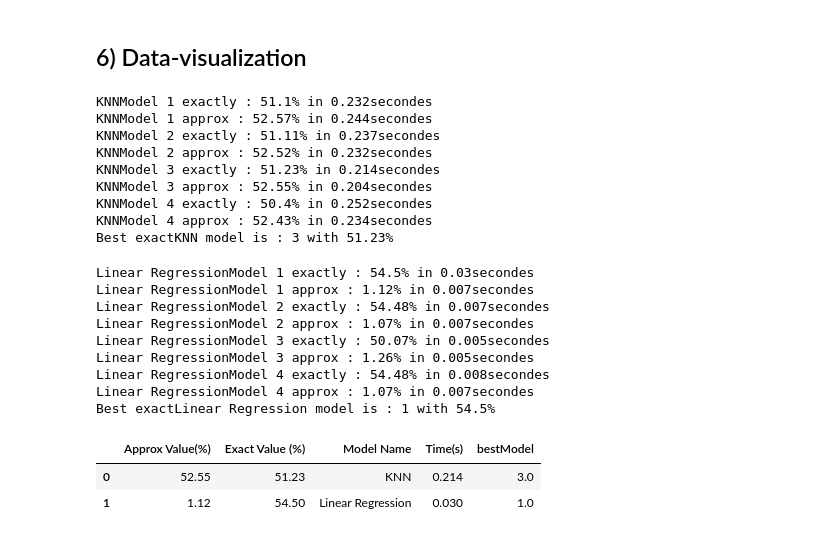
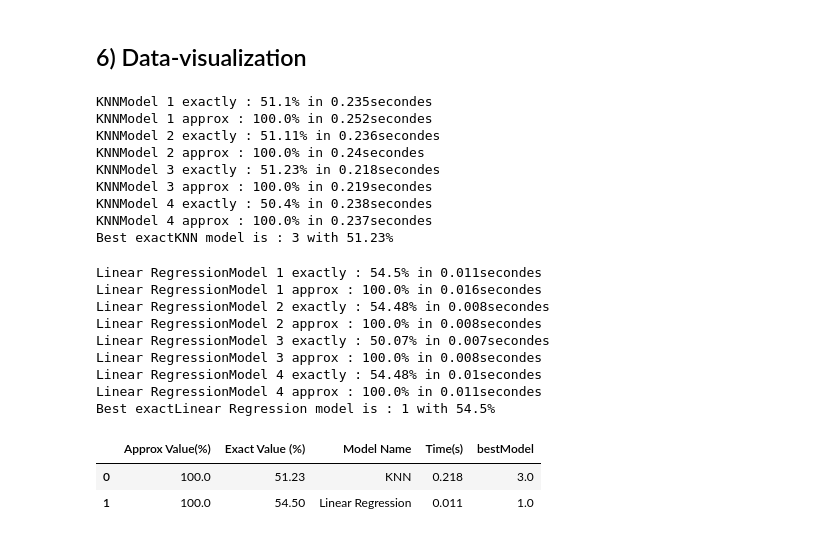
Before and after one commit to Pierre-Portfolio/Seoul-Bike-Sharing, a Jupyter notebook: SeoulBike.ipynb, the cells around one changed output. Saved outputs shown, nothing was run; the diff lists cells and outputs as text; code cells hidden in the pictures.

```diff
--- a/SeoulBike.ipynb
+++ b/SeoulBike.ipynb
@@ -248,10 +314,10 @@ NameError: name 'dfMonth' is not defined
 ## 5) Utils
 # %%
 #Function which return the accuracy in (%) of prediction
-def ApproxAccuracy(predict):
+def ApproxAccuracy(predict,result):
     predict = pd.Series(predict)
-    FusionDf = pd.DataFrame(y.subtract(predict, fill_value=0).abs())
-    FusionDfRestant = FusionDf.loc[(FusionDf[0] <= 5)]
+    FusionDf = pd.DataFrame(result.subtract(predict, fill_value=0).abs())
+    FusionDfRestant = FusionDf.loc[(FusionDf[0] <= 5000)]
     return (len(FusionDfRestant) * 100) / len(FusionDf)
 # %%
 #Function for calculate the time for the scoring fitting
@@ -260,7 +326,7 @@ def TimeOfModel(func,*args):
     return (func(*args) , round(time.time() - start_time,3))
 # %%
 #For each model we display all accuracy and we stock only the best
-def BestModel(namefunc, func):
+def BestModelWithoutTraining(namefunc, func):
     bestModel = 1
     bestModelTime = 0
     bestModelExactValue = 0
@@ -313,40 +379,40 @@ def KNN(x,y,approx):
         return round(KnnModel.score(x,y) * 100,2)
 # %%
 #KNN Model
-StockResultDf(BestModel("KNN", KNN))
+StockResultDf(BestModelWithoutTraining("KNN", KNN))
 # %% [output]
-KNNModel 1 exactly : 51.1% in 0.232secondes
-KNNModel 1 approx : 52.57% in 0.244secondes
-KNNModel 2 exactly : 51.11% in 0.237secondes
-KNNModel 2 approx : 52.52% in 0.232secondes
-KNNModel 3 exactly : 51.23% in 0.214secondes
-KNNModel 3 approx : 52.55% in 0.204secondes
-KNNModel 4 exactly : 50.4% in 0.252secondes
-KNNModel 4 approx : 52.43% in 0.234secondes
+KNNModel 1 exactly : 51.1% in 0.235secondes
+KNNModel 1 approx : 100.0% in 0.252secondes
+KNNModel 2 exactly : 51.11% in 0.236secondes
+KNNModel 2 approx : 100.0% in 0.24secondes
+KNNModel 3 exactly : 51.23% in 0.218secondes
+KNNModel 3 approx : 100.0% in 0.219secondes
+KNNModel 4 exactly : 50.4% in 0.238secondes
+KNNModel 4 approx : 100.0% in 0.237secondes
 Best exactKNN model is : 3 with 51.23%
 # %%
 def LinearRegressionModel(x,y,approx):
     LinearModel = LinearRegression().fit(x, y)
     if(approx):
-        return round(ApproxAccuracy(LinearModel.predict(x)),2)
+        return round(ApproxAccuracy(LinearModel.predict(x),y),2)
     else:
         return round(LinearModel.score(x,y) * 100,2)
 # %%
 #Linear Regression model
-StockResultDf(BestModel("Linear Regression", LinearRegressionModel))
+StockResultDf(BestModelWithoutTraining("Linear Regression", LinearRegressionModel))
 ResultDf
 #WE don't know why for this model, the approx value is incorrect, but we can see of the Exact Value is better and more fast of KNN
 # %% [output]
-Linear RegressionModel 1 exactly : 54.5% in 0.03secondes
-Linear RegressionModel 1 approx : 1.12% in 0.007secondes
-Linear RegressionModel 2 exactly : 54.48% in 0.007secondes
-Linear RegressionModel 2 approx : 1.07% in 0.007secondes
-Linear RegressionModel 3 exactly : 50.07% in 0.005secondes
-Linear RegressionModel 3 approx : 1.26% in 0.005secondes
-Linear RegressionModel 4 exactly : 54.48% in 0.008secondes
-Linear RegressionModel 4 approx : 1.07% in 0.007secondes
+Linear RegressionModel 1 exactly : 54.5% in 0.011secondes
+Linear RegressionModel 1 approx : 100.0% in 0.016secondes
+Linear RegressionModel 2 exactly : 54.48% in 0.008secondes
+Linear RegressionModel 2 approx : 100.0% in 0.008secondes
+Linear RegressionModel 3 exactly : 50.07% in 0.007secondes
+Linear RegressionModel 3 approx : 100.0% in 0.008secondes
+Linear RegressionModel 4 exactly : 54.48% in 0.01secondes
+Linear RegressionModel 4 approx : 100.0% in 0.011secondes
 Best exactLinear Regression model is : 1 with 54.5%
 |  | Approx Value(%) | Exact Value (%) | Model Name | Time(s) | bestModel |
-| 0 | 52.55 | 51.23 | KNN | 0.214 | 3.0 |
-| 1 | 1.12 | 54.50 | Linear Regression | 0.030 | 1.0 |
+| 0 | 100.0 | 51.23 | KNN | 0.218 | 3.0 |
+| 1 | 100.0 | 54.50 | Linear Regression | 0.011 | 1.0 |
 # %%
```
Also changed, not shown: parts of 25 cells of this notebook.
